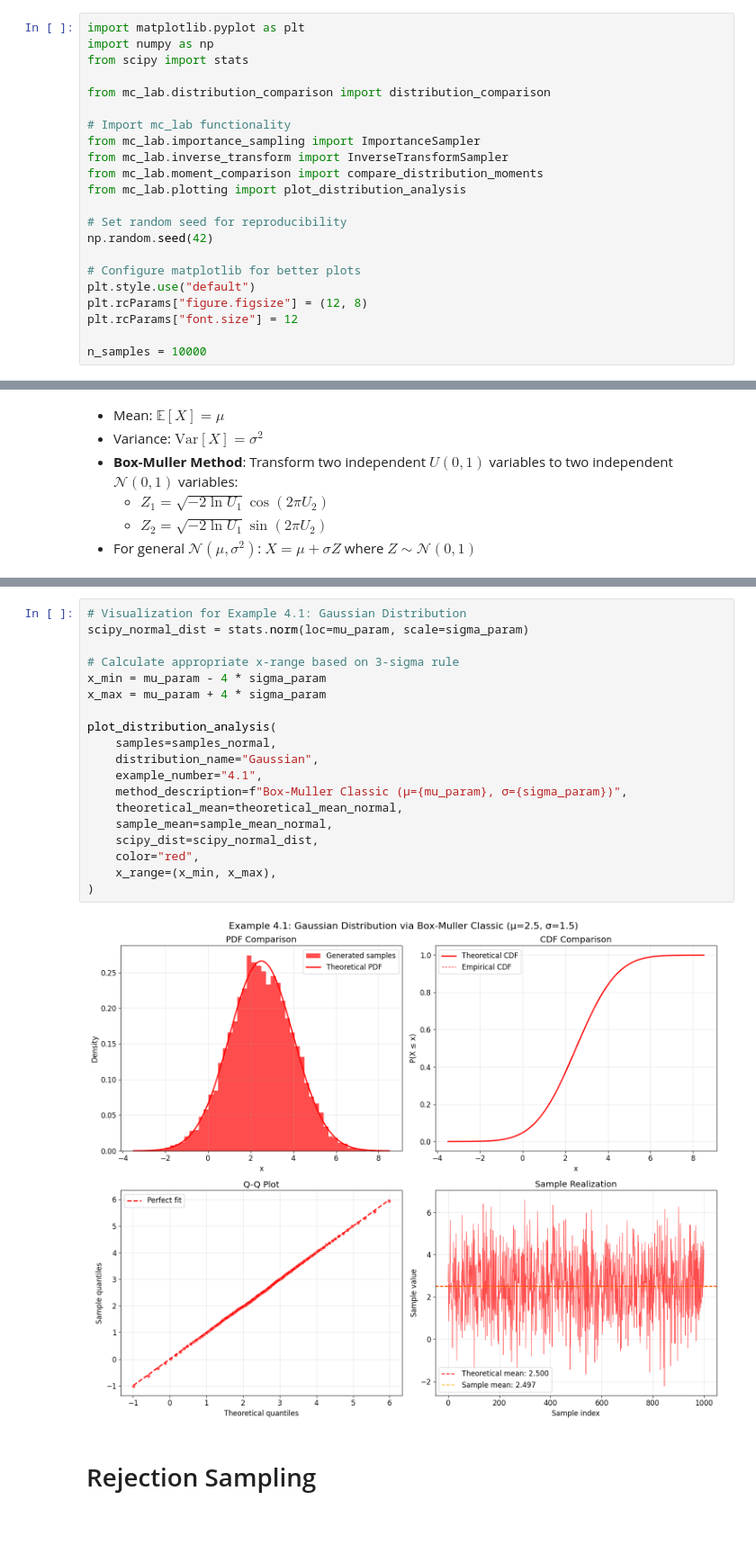
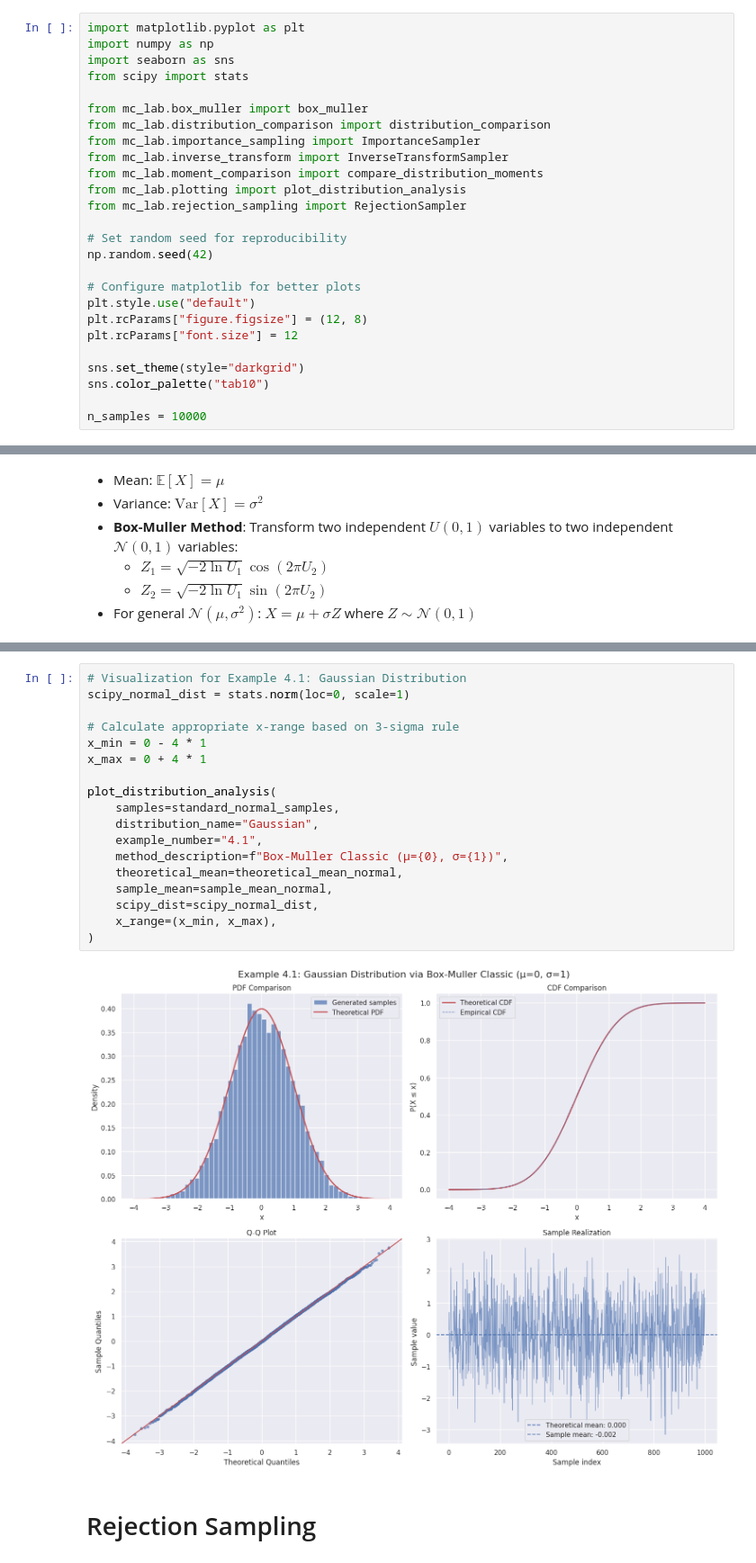
Before and after one commit to carsten-j/mc-lab, a Jupyter notebook: notebooks/week1.ipynb, the cells around one changed output, grey strips where cells are left out. Shown at 90% size. Cells and saved outputs as stored; diff of their text form; blank space fills up the shorter version.

```diff
--- a/notebooks/week1.ipynb
+++ b/notebooks/week1.ipynb
@@ -36,15 +33,16 @@ print("🎉 Ready to use mc-lab!")
 # %%
 import matplotlib.pyplot as plt
 import numpy as np
+import seaborn as sns
 from scipy import stats
 
+from mc_lab.box_muller import box_muller
 from mc_lab.distribution_comparison import distribution_comparison
-
-# Import mc_lab functionality
 from mc_lab.importance_sampling import ImportanceSampler
 from mc_lab.inverse_transform import InverseTransformSampler
 from mc_lab.moment_comparison import compare_distribution_moments
 from mc_lab.plotting import plot_distribution_analysis
+from mc_lab.rejection_sampling import RejectionSampler
 
 # Set random seed for reproducibility
 np.random.seed(42)
@@ -54,6 +52,9 @@ plt.style.use("default")
 plt.rcParams["figure.figsize"] = (12, 8)
 plt.rcParams["font.size"] = 12
 
+sns.set_theme(style="darkgrid")
+sns.color_palette("tab10")
+
 n_samples = 10000
 # %% [markdown]
 # Inversion Method
@@ -774,24 +596,23 @@ Within 3σ: 0.9978 (theoretical: 0.9973)
 # %%
 # Visualization for Example 4.1: Gaussian Distribution
-scipy_normal_dist = stats.norm(loc=mu_param, scale=sigma_param)
+scipy_normal_dist = stats.norm(loc=0, scale=1)
 
 # Calculate appropriate x-range based on 3-sigma rule
-x_min = mu_param - 4 * sigma_param
-x_max = mu_param + 4 * sigma_param
+x_min = 0 - 4 * 1
+x_max = 0 + 4 * 1
 
 plot_distribution_analysis(
-    samples=samples_normal,
+    samples=standard_normal_samples,
     distribution_name="Gaussian",
     example_number="4.1",
-    method_description=f"Box-Muller Classic (μ={mu_param}, σ={sigma_param})",
+    method_description=f"Box-Muller Classic (μ={0}, σ={1})",
     theoretical_mean=theoretical_mean_normal,
     sample_mean=sample_mean_normal,
     scipy_dist=scipy_normal_dist,
-    color="red",
     x_range=(x_min, x_max),
 )
 # %% [output]
-[figure, old version]
+[figure, new version]
 # %% [markdown]
 # Rejection Sampling
 # %% [markdown]
```
Also changed, not shown: parts of 34 cells of this notebook, 5 other files.
